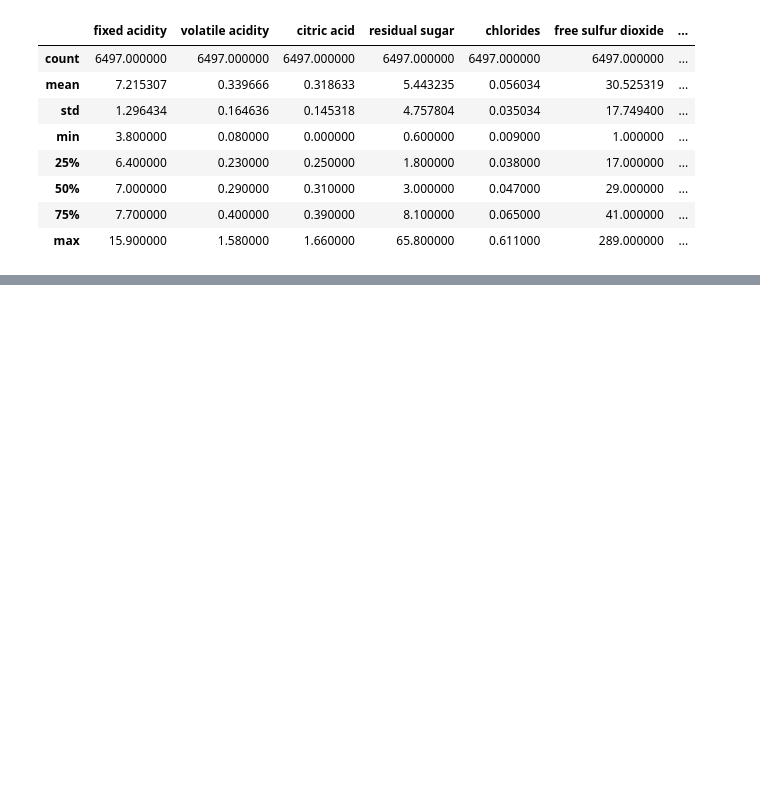
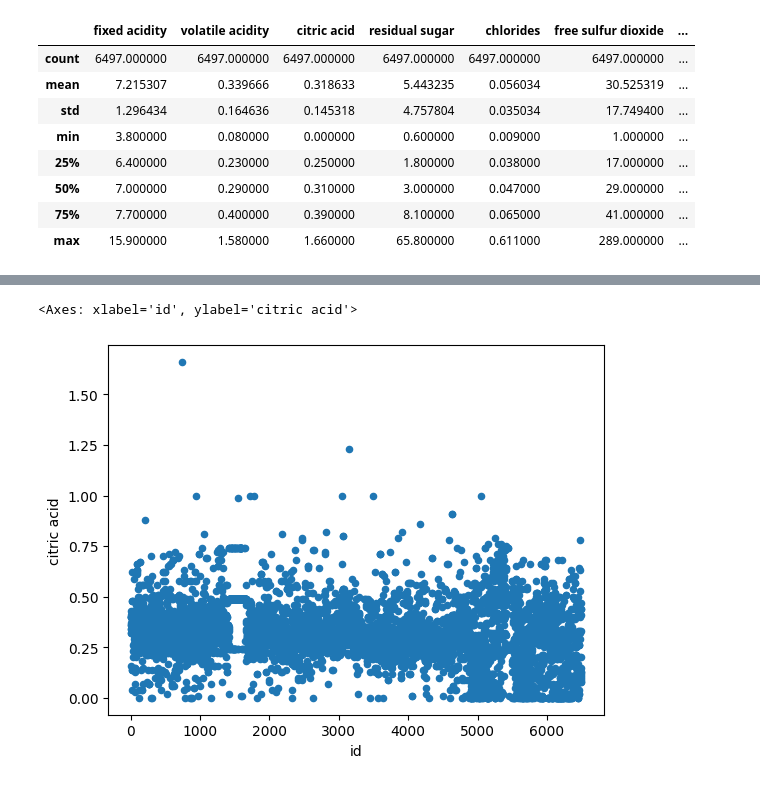
Before and after one commit to EmilijaTR/PREDICTING-THE-PRIMARY-CATEGORY-OF-WINE, a Jupyter notebook: wine-color-prediction.ipynb, the cells around one changed output, grey strips where cells are left out. Saved outputs shown, nothing was run; the diff lists cells and outputs as text; code cells hidden in the pictures; blank space fills up the shorter version.

```diff
--- a/wine-color-prediction.ipynb
+++ b/wine-color-prediction.ipynb
@@ -98,0 +183,5 @@ dtype: int64
+# %%
+wine_set_kaggle[['id','citric acid']].plot(kind='scatter', x='id', y='citric acid')
+# %% [output]
+<Axes: xlabel='id', ylabel='citric acid'>
+[figure, added]
```
Also changed, not shown: parts of 24 cells of this notebook.
